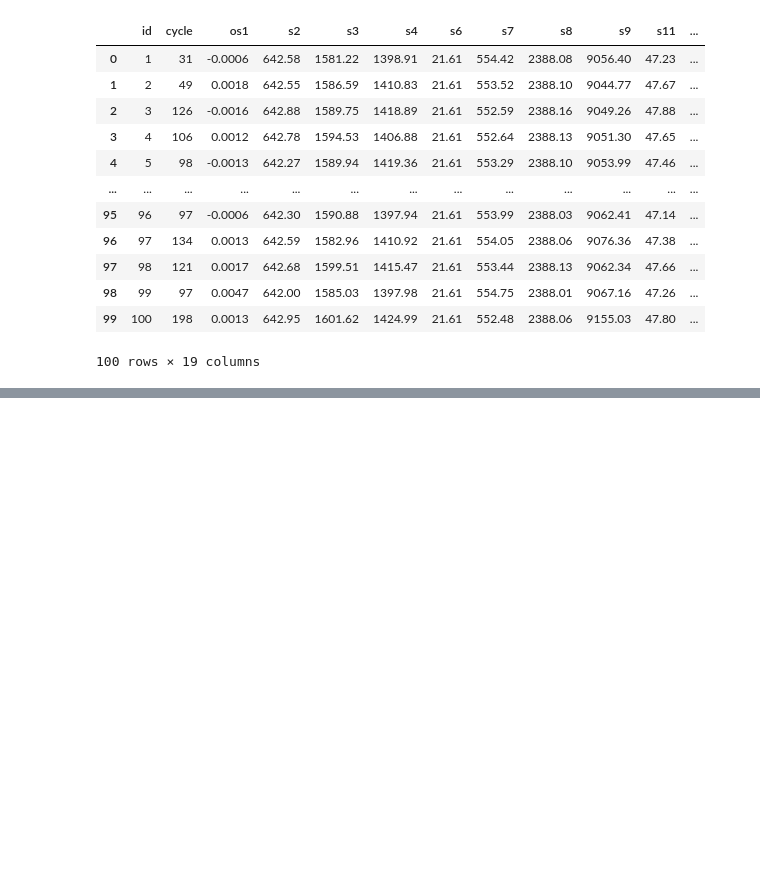
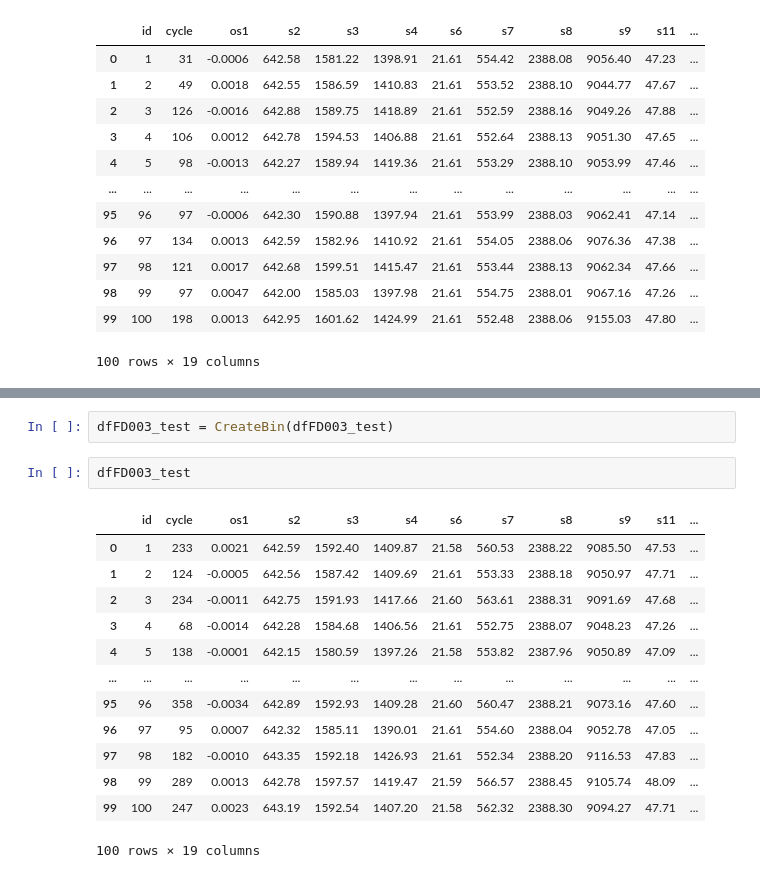
Before and after one commit to Anupazen/Advance-AI, a Jupyter notebook: Advanced_AI.ipynb, the cells around one changed output, grey strips where cells are left out. Saved outputs shown, nothing was run; the diff lists cells and outputs as text; blank space fills up the shorter version.

```diff
--- a/Advanced_AI.ipynb
+++ b/Advanced_AI.ipynb
@@ -177,0 +252,18 @@ dfFD002 = pd.read_csv('/content/drive/MyDrive/UOM/Advanced AI/train_FD002.txt',
+# %%
+dfFD003_test = CreateBin(dfFD003_test)
+# %%
+dfFD003_test
+# %% [output]
+|  | id | cycle | os1 | s2 | s3 | s4 | s6 | s7 | s8 | s9 | s11 | ... |
+| 0 | 1 | 233 | 0.0021 | 642.59 | 1592.40 | 1409.87 | 21.58 | 560.53 | 2388.22 | 9085.50 | 47.53 | ... |
+| 1 | 2 | 124 | -0.0005 | 642.56 | 1587.42 | 1409.69 | 21.61 | 553.33 | 2388.18 | 9050.97 | 47.71 | ... |
+| 2 | 3 | 234 | -0.0011 | 642.75 | 1591.93 | 1417.66 | 21.60 | 563.61 | 2388.31 | 9091.69 | 47.68 | ... |
+| 3 | 4 | 68 | -0.0014 | 642.28 | 1584.68 | 1406.56 | 21.61 | 552.75 | 2388.07 | 9048.23 | 47.26 | ... |
+| 4 | 5 | 138 | -0.0001 | 642.15 | 1580.59 | 1397.26 | 21.58 | 553.82 | 2387.96 | 9050.89 | 47.09 | ... |
+| ... | ... | ... | ... | ... | ... | ... | ... | ... | ... | ... | ... | ... |
+| 95 | 96 | 358 | -0.0034 | 642.89 | 1592.93 | 1409.28 | 21.60 | 560.47 | 2388.21 | 9073.16 | 47.60 | ... |
+| 96 | 97 | 95 | 0.0007 | 642.32 | 1585.11 | 1390.01 | 21.61 | 554.60 | 2388.04 | 9052.78 | 47.05 | ... |
+| 97 | 98 | 182 | -0.0010 | 643.35 | 1592.18 | 1426.93 | 21.61 | 552.34 | 2388.20 | 9116.53 | 47.83 | ... |
+| 98 | 99 | 289 | 0.0013 | 642.78 | 1597.57 | 1419.47 | 21.59 | 566.57 | 2388.45 | 9105.74 | 48.09 | ... |
+| 99 | 100 | 247 | 0.0023 | 643.19 | 1592.54 | 1407.20 | 21.58 | 562.32 | 2388.30 | 9094.27 | 47.71 | ... |
+100 rows × 19 columns
```
Also changed, not shown: parts of 12 cells of this notebook.
